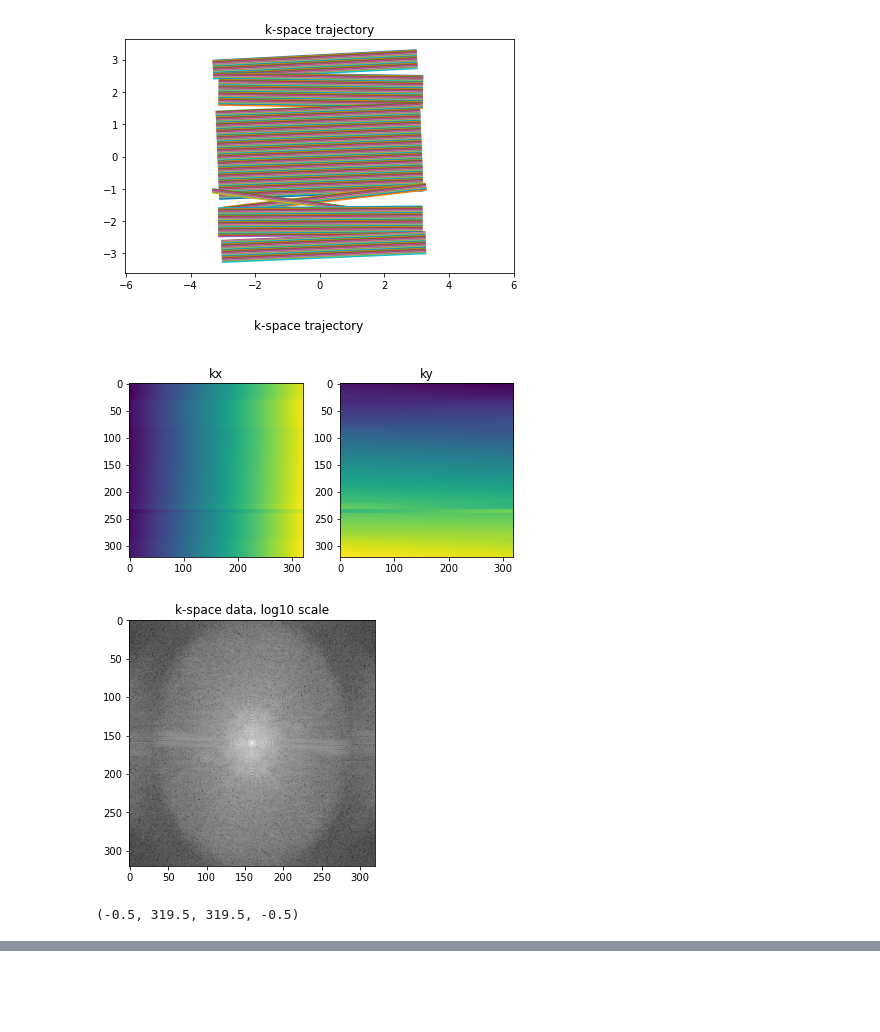
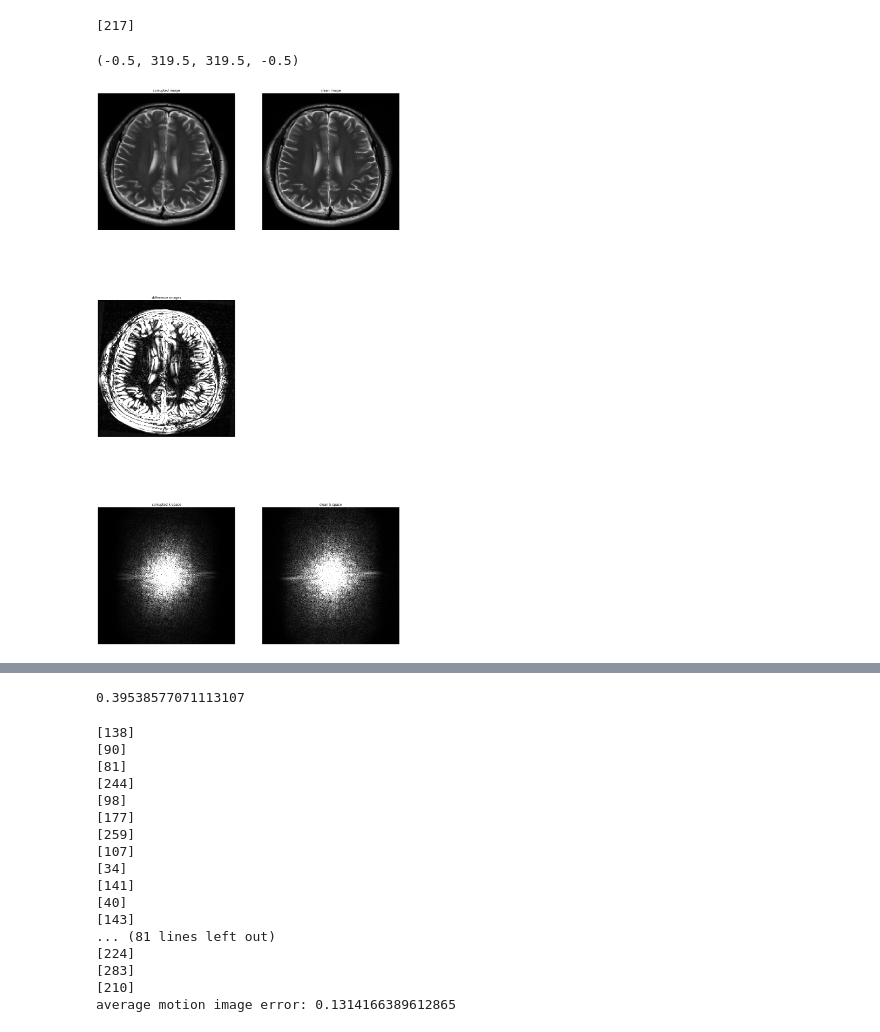
Before and after one commit to SimoneRuiter/artefacts, a Jupyter notebook: Motion.ipynb, the cells around one changed output, grey strips where cells are left out. Cells and saved outputs as stored; diff of their text form; code cells hidden in the pictures; blank space fills up the shorter version.

Commit message:
Added periodic motion

```diff
--- a/Motion.ipynb
+++ b/Motion.ipynb
@@ -7,14 +7,14 @@ import random
 import matplotlib.pyplot as plt
 import cv2
 import pydicom
+from skimage.draw import line
 import nibabel as nib
 import torch
 import torchkbnufft as tkbn
-import random
 device = 'cuda' if torch.cuda.is_available() else 'cpu'
 
 #data_path = r'C:\from SSD\fastMRI_brain_DICOM\100099070170\279.dcm'
-data_path = r"C:\Users\simon\anaconda3\envs\drs\drs\Data\fastMRI_brain_DICOM\200082623039\816.dcm"
+data_path = r'C:\Users\simon\anaconda3\envs\drs\drs\Data\fastMRI_brain_DICOM\300008311232\808.dcm'
 data = pydicom.dcmread(data_path)
 
 image = data.pixel_array
@@ -23,4 +23,4 @@ if (np.shape(image) != (320, 320)):
 
 image = (image - np.mean(image)) / np.std(image)
 
-kspace = transform_image_to_kspace(image)
+#kspace = transform_image_to_kspace(image)
@@ -244,7 +166,9 @@ def motion2(image):
 # %%
 # plotting
+pe_direction = random.choice(["horizontal", "vertical"])
+img = rigid_motion(image, 1, 2.5, 2.5, pe_direction)
+
 hr = image
-img = motion2(image)
 lr = img
 
 k_lr = np.abs(transform_image_to_kspace(lr))
@@ -256,34 +180,33 @@ k_hr = k_hr / np.max(np.abs(k_hr))
 lr = (lr - np.mean(lr)) / np.std(lr)
 hr = (hr - np.mean(hr)) / np.std(hr)
 
 vmx = np.max(hr)
 vmn = np.min(hr)
 dmx = 0.5
 kmx = 0.01
 
 fig = plt.figure(figsize=(20, 40))
 ax = fig.add_subplot(3, 2, 1)
 ax.imshow(lr, interpolation='none', cmap='gist_gray', vmin=vmn, vmax=vmx)
 ax.set_title("corrupted image")
 ax.axis('off')
 ax = fig.add_subplot(3, 2, 2)
 ax.imshow(hr, interpolation='none', cmap='gist_gray', vmin=vmn, vmax=vmx)
 ax.set_title("clean image")
 ax.axis('off')
 ax = fig.add_subplot(3, 2, 3)
 ax.imshow(np.abs(lr - hr), interpolation='none', cmap='gist_gray', vmin=0, vmax=dmx)
 ax.set_title("difference images")
 ax.axis('off')
 ax = fig.add_subplot(3, 2, 5)
 ax.imshow(k_lr, interpolation='none', cmap='gist_gray', vmin=0, vmax=kmx)
 ax.set_title("corrupted k space")
 ax.axis('off')
 ax = fig.add_subplot(3, 2, 6)
 ax.imshow(k_hr, interpolation='none', cmap='gist_gray', vmin=0, vmax=kmx)
 ax.set_title("clean k space")
 ax.axis('off')
 # %% [output]
+[217]
+(-0.5, 319.5, 319.5, -0.5)
-[figure, old version]
+[figure, new version]
-[figure, removed]
-[figure, removed]
-(-0.5, 319.5, 319.5, -0.5)
@@ -290,0 +213,56 @@ ax.axis('off')
+# %%
+from sklearn.metrics import mean_squared_error
+mean_squared_error(image, img)
+# %% [output]
+0.39538577071113107
+# %%
+# the artefacts should be well-balanced in terms of MSE
+
+import os
+from sklearn.metrics import mean_squared_error
+
+images_path_list = []
+main_path = r'C:\Users\simon\anaconda3\envs\drs\drs\Data\fastMRI_brain_DICOM'
+folders = os.listdir(main_path)
+for folder in folders:
+    folder_path = main_path + '/' + folder
+    images = os.listdir(folder_path)
+    for image in images:
+        image_path = folder_path + '/' + image
+        images_path_list.append(image_path)
+
+error_motion_image_total = []
+
+for image_path in images_path_list:
+
+    data = pydicom.dcmread(image_path)
+    image = data.pixel_array
+    if (np.shape(image) != (320, 320)):
+        image = cv2.resize(image, (320, 320))
+    image = (image - np.mean(image)) / np.std(image)
+
+    for i in range(1):
+
+        img_motion = rigid_motion(image, 1, 2.5, 2.5, pe_direction)
+        error_motion_image = mean_squared_error(image, img_motion)
+        error_motion_image_total.append(error_motion_image)
+
+print('average motion image error: {}'.format(sum(error_motion_image_total)/len(error_motion_image_total)))
+# %% [output]
+[138]
+[90]
+[81]
+[244]
+[98]
+[177]
+[259]
+[107]
+[34]
+[141]
+[40]
+[143]
+... (81 lines left out)
+[224]
+[283]
+[210]
+average motion image error: 0.1314166389612865
```
Also changed, not shown: parts of 6 cells of this notebook, 6 other files.
